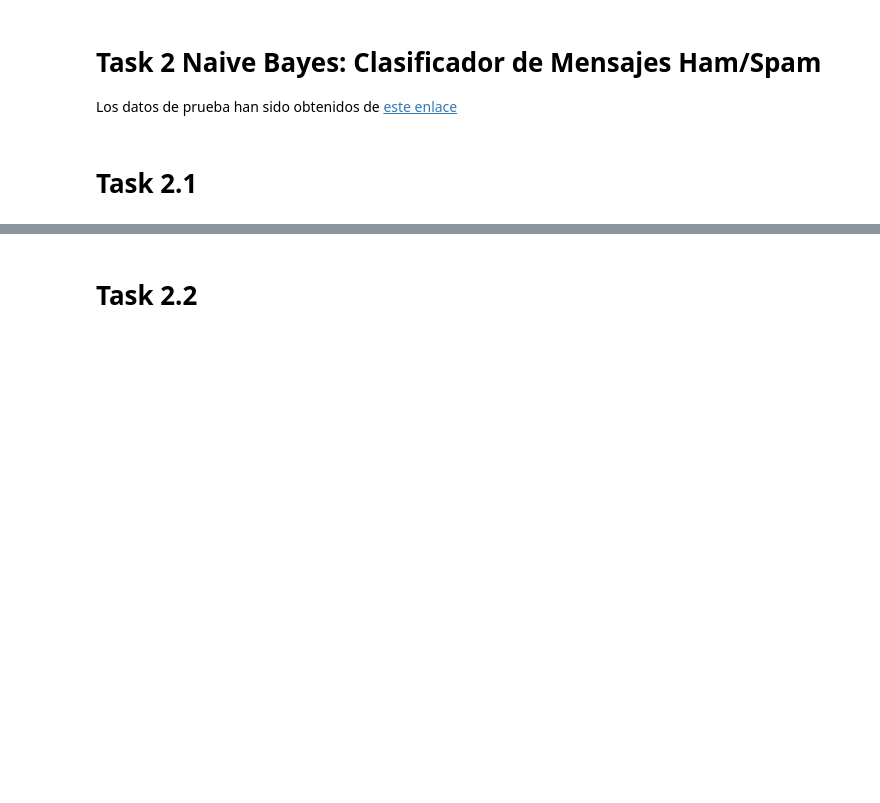
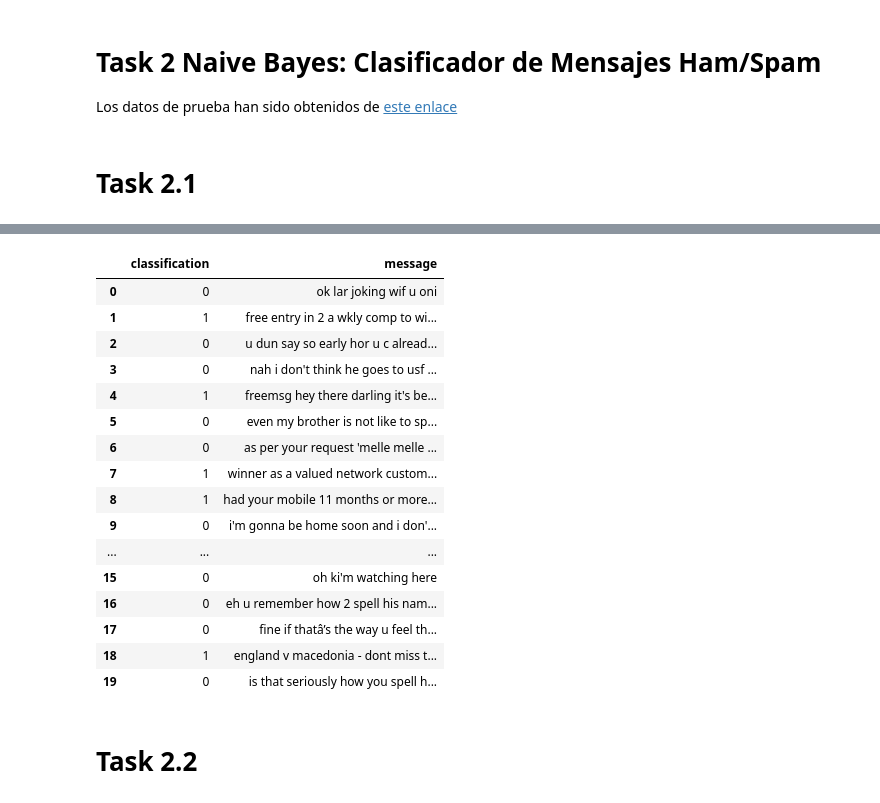
Before and after one commit to bl33h/messagesAndMatchesClassification, a Jupyter notebook: messagesAndMatchesClassification.ipynb, the cells around one changed output, grey strips where cells are left out. Saved outputs shown, nothing was run; the diff lists cells and outputs as text; code cells hidden in the pictures; blank space fills up the shorter version.

Commit message:
Spam/Ham Data Cleaned

```diff
--- a/messagesAndMatchesClassification.ipynb
+++ b/messagesAndMatchesClassification.ipynb
@@ -60,3 +60,20 @@ scaler = StandardScaler()
 Los datos de prueba han sido obtenidos de [este enlace](https://github.com/Sk70249/NLP-Spam-Ham-Classifier/blob/master/data/SMSSpamCollection.tsv)
 # %% [markdown]
 # Task 2.1
+# %%
+data = []
+with open('data/entrenamiento.txt', 'r') as file:
+    for line in file:
+        split = line.split('\t')
+        if len(split) == 2:
+            classification = split[0]
+            message = split[1].lower()
+
+            #Clean the message
+            chars = ['\n', '.', ',', '!', '?', '(', ')', '"', ':', ';']
+            for char in chars:
+                message = message.replace(char, '')
+
+            data.append([classification, message])
+# %%
+df = pd.DataFrame(data, columns=['classification', 'message'])
@@ -63,3 +106,25 @@ Los datos de prueba han sido obtenidos de [este enlace](https://github.com/Sk702
+# %%
+df['classification'] = df['classification'].map({'ham': 0, 'spam': 1})
+# %%
+df.head(20)
+# %% [output]
+|  | classification | message |
+| 0 | 0 | ok lar joking wif u oni |
+| 1 | 1 | free entry in 2 a wkly comp to wi... |
+| 2 | 0 | u dun say so early hor u c alread... |
+| 3 | 0 | nah i don't think he goes to usf ... |
+| 4 | 1 | freemsg hey there darling it's be... |
+| 5 | 0 | even my brother is not like to sp... |
+| 6 | 0 | as per your request 'melle melle ... |
+| 7 | 1 | winner as a valued network custom... |
+| 8 | 1 | had your mobile 11 months or more... |
+| 9 | 0 | i'm gonna be home soon and i don'... |
+| ... | ... | ... |
+| 15 | 0 | oh ki'm watching here |
+| 16 | 0 | eh u remember how 2 spell his nam... |
+| 17 | 0 | fine if thatâ’s the way u feel th... |
+| 18 | 1 | england v macedonia - dont miss t... |
+| 19 | 0 | is that seriously how you spell h... |
 # %% [markdown]
 # Task 2.2
 # %% [markdown]
```
Also changed, not shown: parts of 2 cells of this notebook.
